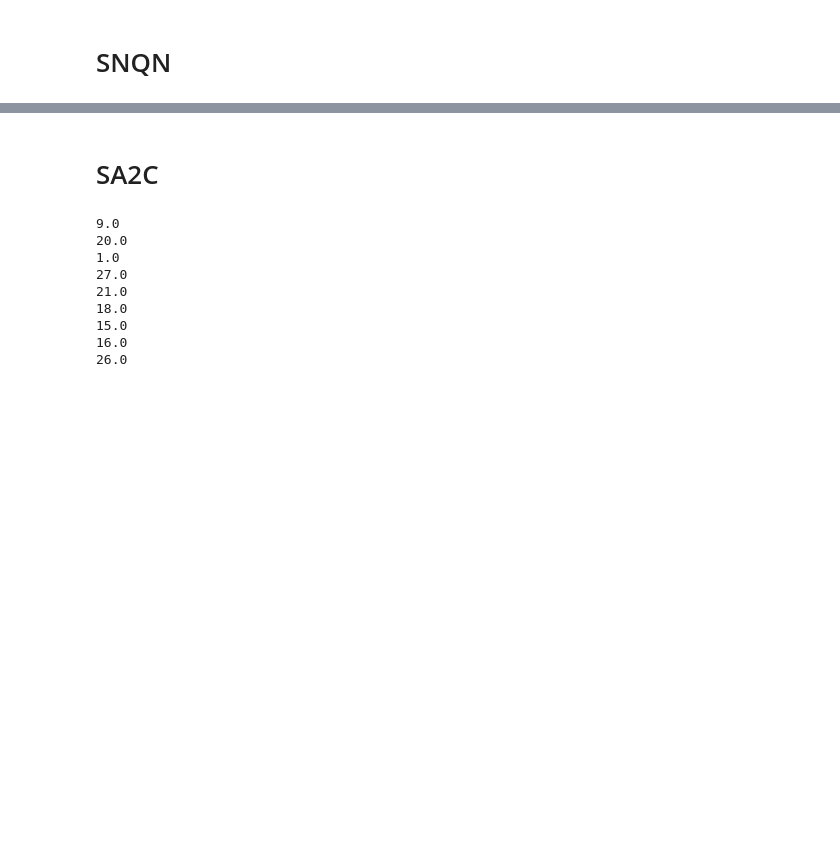
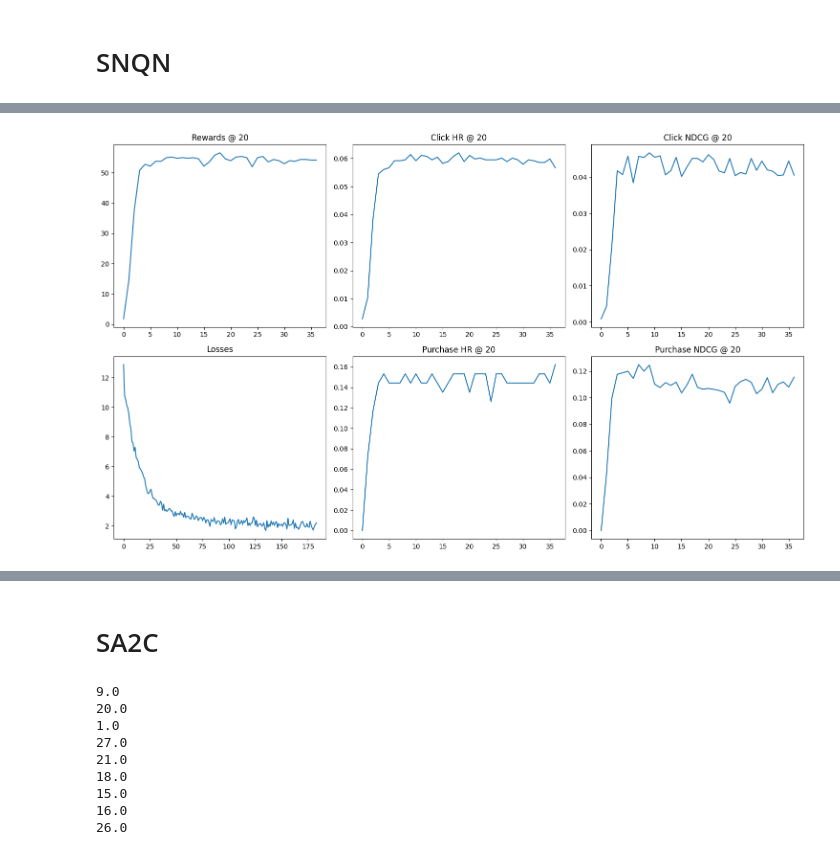
Before and after one commit to kssechkar/RL_based_RecSys, a Jupyter notebook: m.ipynb, the cells around one changed output, grey strips where cells are left out. Cells and saved outputs as stored; diff of their text form; code cells hidden in the pictures; blank space fills up the shorter version.

```diff
--- a/m.ipynb
+++ b/m.ipynb
@@ -612,0 +358,15 @@ plt.show()
+# %%
+
+arg_dict = {'r_click' : 0.2,
+            'r_buy' : 1,
+            'r_negative' : 1,
+            'hidden_factor' : 64,
+            'lr' : 0.005,
+            'epoch' : 100,
+            'batch_size' : 256,
+            'neg' : 10,
+            'discount' : 0.5
+            }
+results_snqn = []
+losses_snqn = []
+SNQN_1, sess_SNQN = train(data_stats, replay_buf, val_df, arg_dict=arg_dict, results=results_snqn, losses=losses_snqn, configuration='SNQN')
@@ -613 +391,5 @@ plt.show()
+# %%
+plot_validation(losses_snqn, results_snqn)
+# %% [output]
+[figure, added]
 # %%
```
Also changed, not shown: parts of 52 cells of this notebook.
